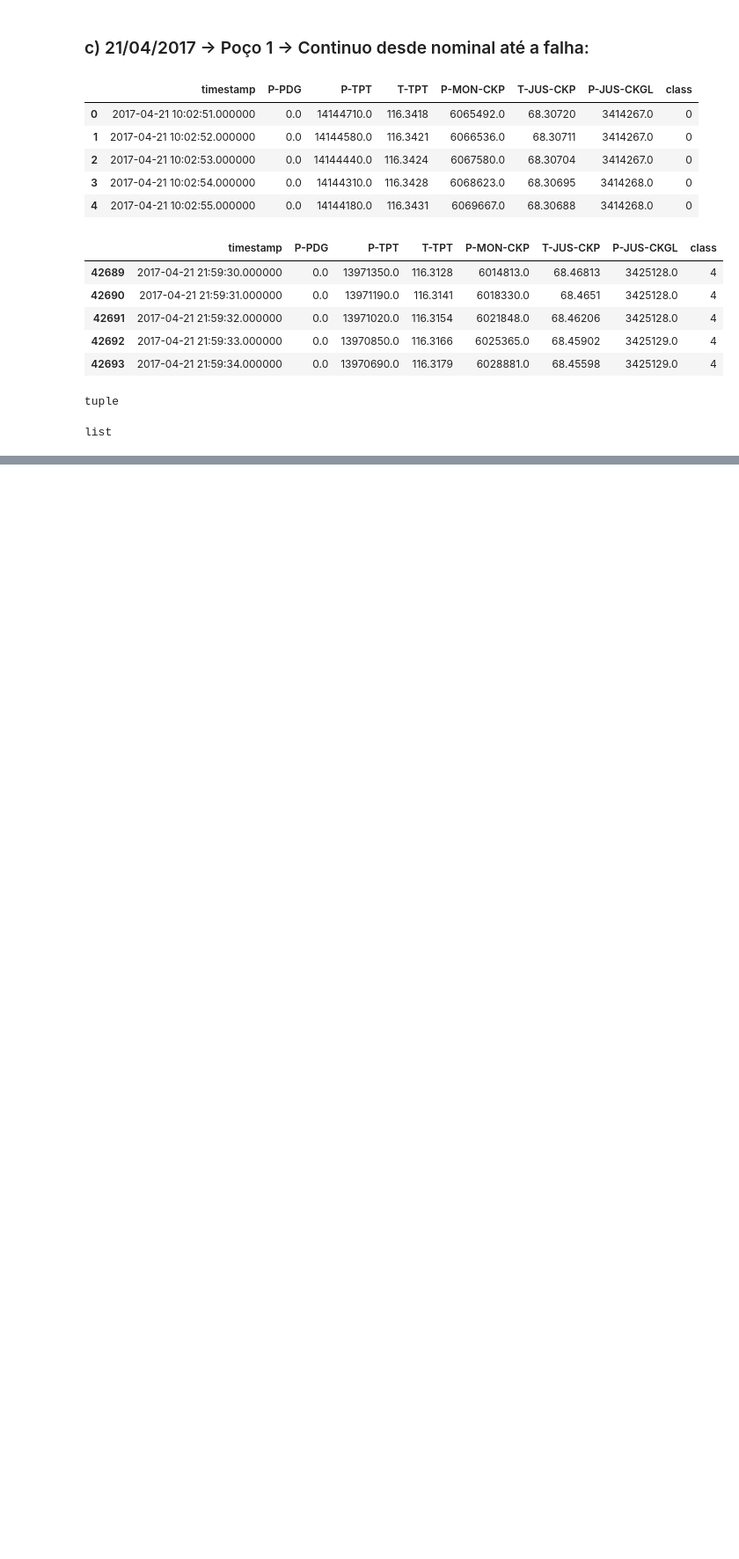
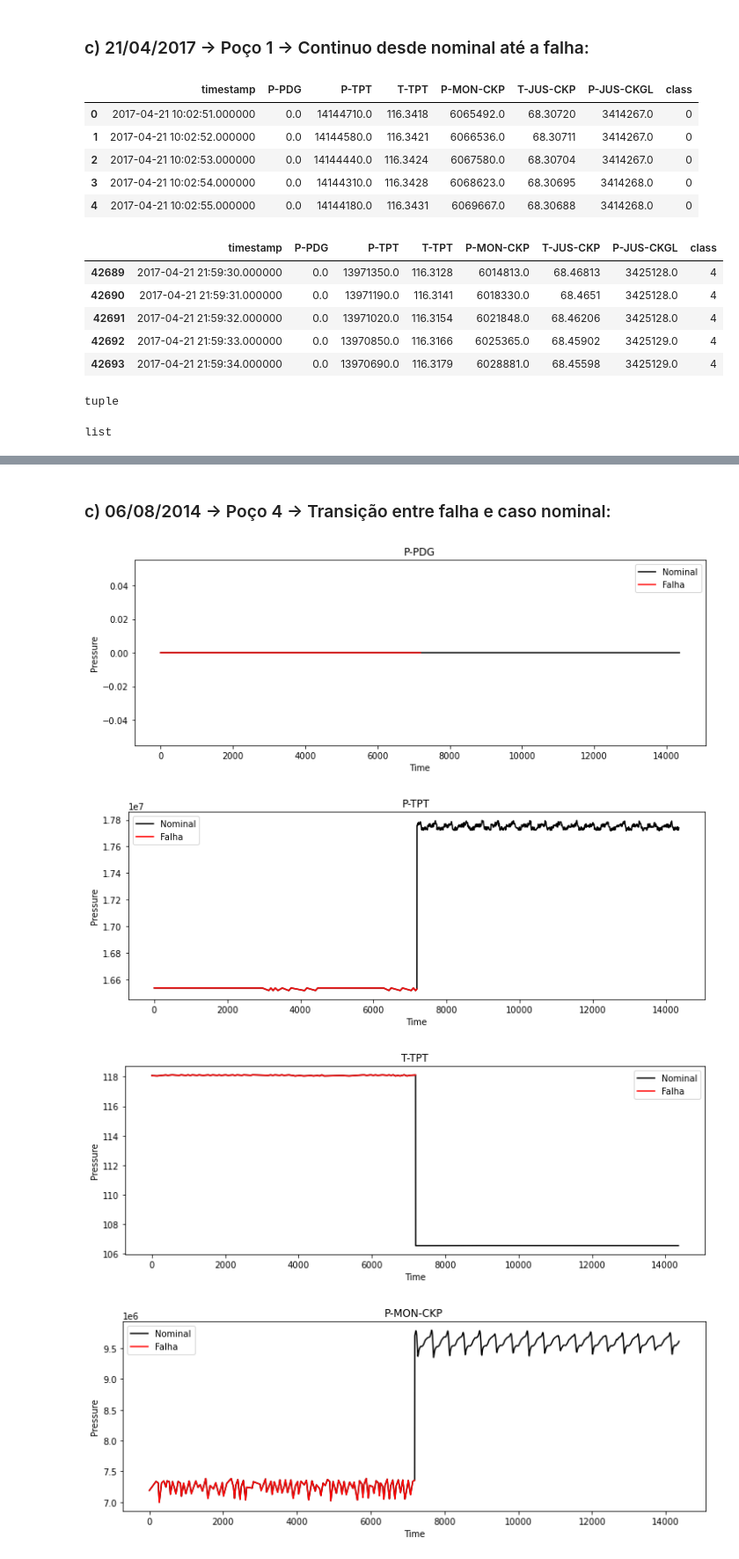
Before and after one commit to LuisSantoss/HIML, a Jupyter notebook: HIML_1.ipynb, the cells around one changed output, grey strips where cells are left out. Shown: that part at 88% size. Saved outputs shown, nothing was run; the diff lists cells and outputs as text; code cells hidden in the pictures; blank space fills up the shorter version.

```diff
--- a/HIML_1.ipynb
+++ b/HIML_1.ipynb
@@ -151,0 +180,27 @@ for i in data.columns[1:]:
+# %% [markdown]
+### c) 06/08/2014 -> Poço 4 -> Transição entre falha e caso nominal:
+# %%
+# caso nominal
+data_nom_w3 = pd.read_csv('3W/0/WELL-00004_20140806220033.csv')
+data_nom_w3 = data_nom_w3.drop(columns=['P-JUS-CKGL','T-JUS-CKGL','QGL'])
+# caso com falha
+data_fault_w3 = pd.read_csv('3W/4/WELL-00002_20131214220010.csv')
+data_fault_w3 = data_fault_w3.drop(columns=['P-JUS-CKGL','T-JUS-CKGL','QGL'])
+
+data_f_w3 = np.vstack((data_fault_w3.values,data_nom_w3.values))
+dados_w3 = pd.DataFrame(data_f_w3, columns=data_nom.columns)
+# %%
+
+for i in data_nom_w3.columns[1:]:
+    plt.figure(figsize=(12,4))
+    plt.plot(dados_w3[i], 'k', label = 'Nominal')
+    plt.plot(data_fault_w3[i], 'r', label = 'Falha')
+    plt.legend()
+    plt.title(i)
+    plt.xlabel('Time')
+    plt.ylabel('Pressure')
+# %% [output]
+[figure, added]
+[figure, added]
+[figure, added]
+[figure, added]
```
Also changed, not shown: parts of 7 cells of this notebook.
